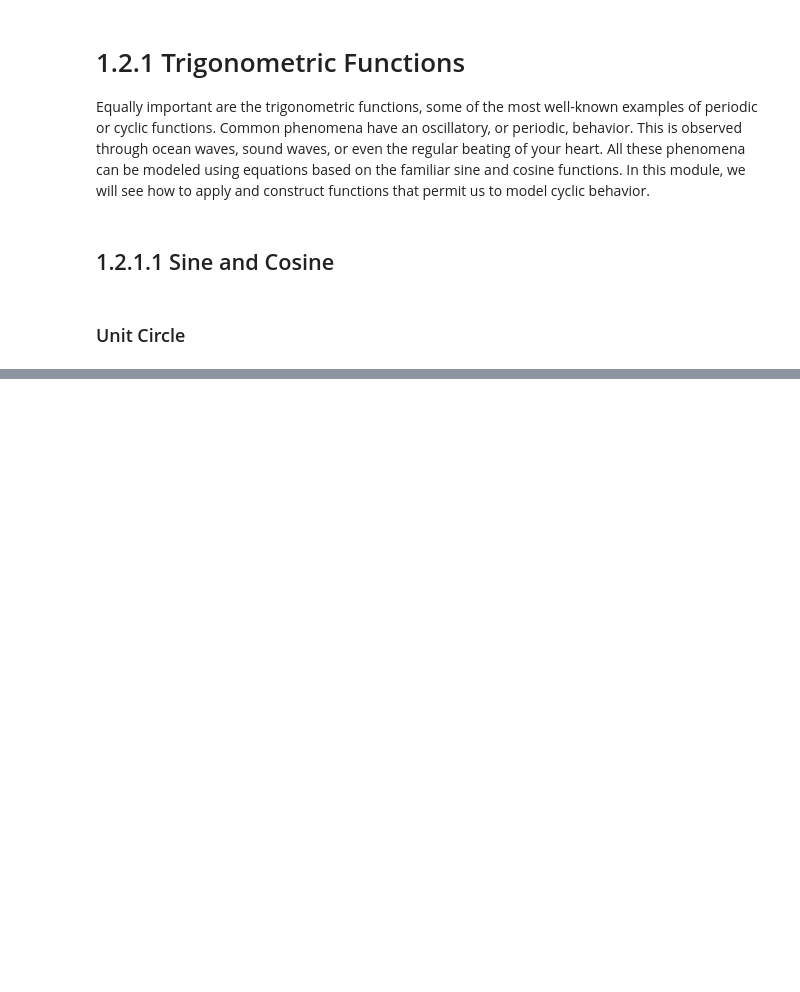
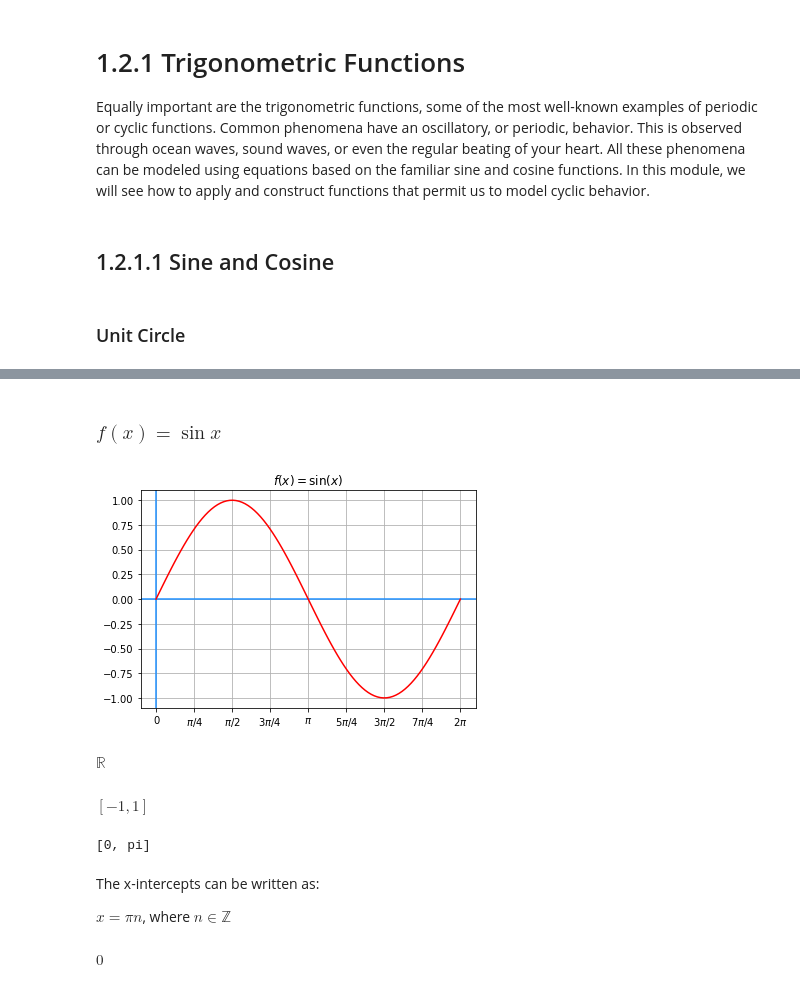
Before and after one commit to PaulToronto/Johns-Hopkins-Coursera-Differential-Calculus-Through-Data-And-Modeling-Specialization, a Jupyter notebook: 1_2_1_Trigonometric_Functions.ipynb, the cells around one changed output, grey strips where cells are left out. Cells and saved outputs as stored; diff of their text form; code cells hidden in the pictures; blank space fills up the shorter version.

```diff
--- a/1_2_1_Trigonometric_Functions.ipynb
+++ b/1_2_1_Trigonometric_Functions.ipynb
@@ -79,0 +119,20 @@ fig.show()
+# %% [markdown]
+### $f(x) = \sin{x}$
+# %%
+x = np.linspace(0, 2 * np.pi, 100)
+y = np.sin(x)
+
+plt.axvline(0, color='dodgerblue')
+plt.axhline(0, color='dodgerblue')
+
+points = np.array([i * sym.pi/4 for i in range(0, 9)])
+labels = [0, '$\pi/4$', '$\pi/2$', '$3\pi/4$', '$\pi$',
+          '$5\pi/4$', '$3\pi/2$', '$7\pi/4$', '$2\pi$']
+plt.xticks(points, labels)
+plt.plot(x, y, color='red')
+plt.title('$f(x) = \sin{(x)}$')
+plt.grid()
+
+plt.show()
+# %% [output]
+[figure, added]
@@ -79,0 +161,20 @@ fig.show()
+# %%
+the_domain
+# %% [output]
+$\displaystyle \mathbb{R}$
+# %%
+the_range
+# %% [output]
+$\displaystyle \left[-1, 1\right]$
+# %%
+x_intercepts
+# %% [output]
+[0, pi]
+# %% [markdown]
+The x-intercepts can be written as:
+
+$x = \pi n$, where $n \in \mathbb{Z}$
+# %%
+y_intercept
+# %% [output]
+$\displaystyle 0$
```
Also changed, not shown: parts of 20 cells of this notebook.
